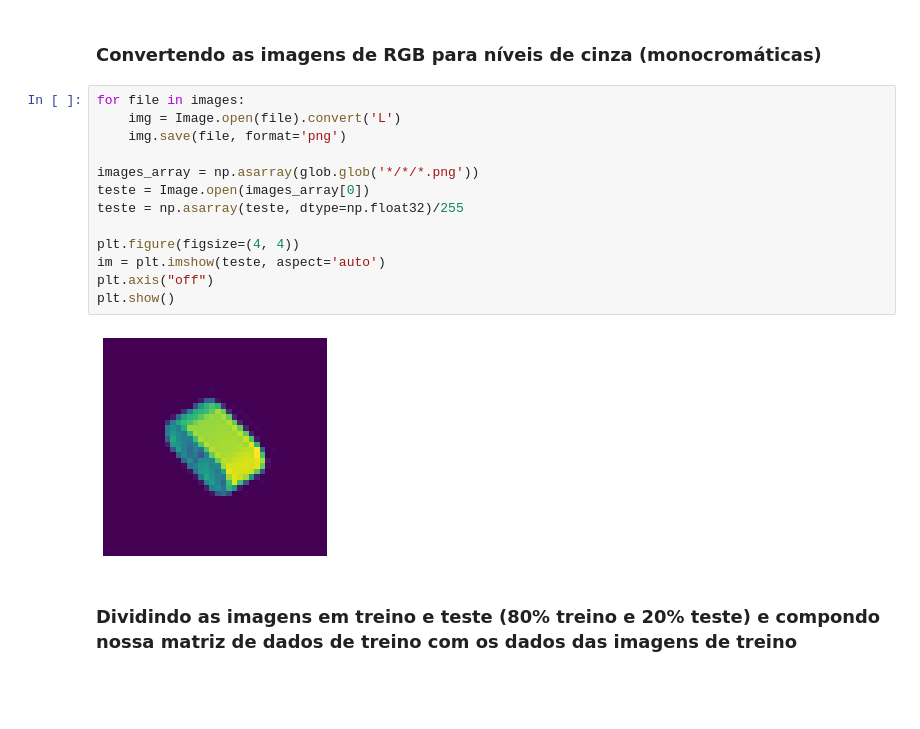
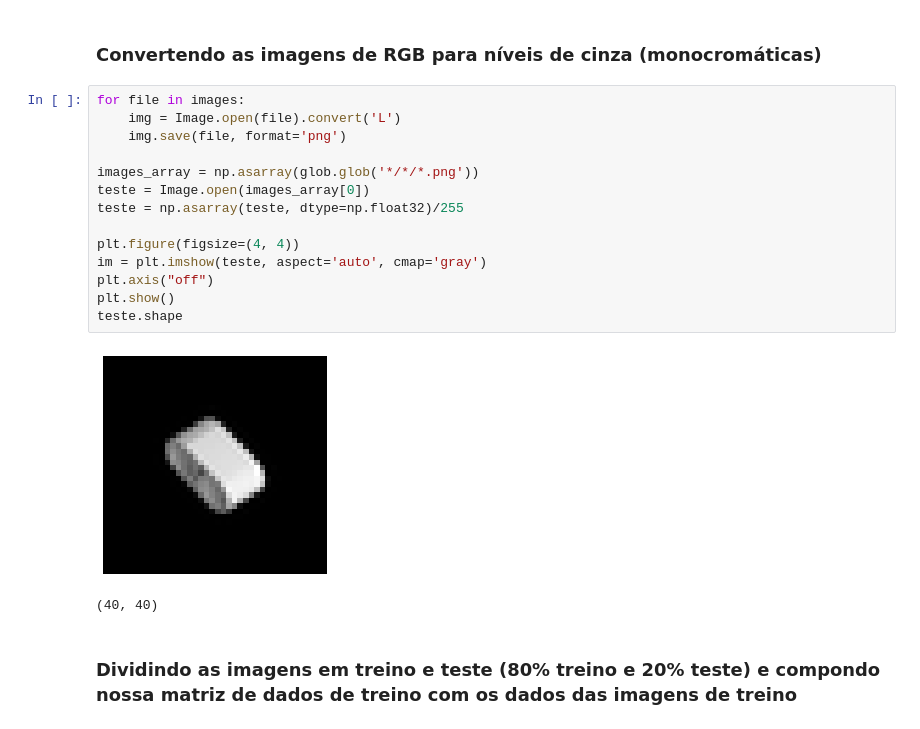
Before and after one commit to lucasivisson/Classification-Orthogonal-Projections, a Jupyter notebook: ClassificacaoProjecao.ipynb, the cells around one changed output. Drawn from its saved outputs; the diff is of its cells as text; blank space fills up the shorter version.

Commit message:
att o parametro cmap na funcao imshow

```diff
--- a/ClassificacaoProjecao.ipynb
+++ b/ClassificacaoProjecao.ipynb
@@ -26,18 +26,20 @@ for file in images:
 # %%
 for file in images:
     img = Image.open(file).convert('L')
     img.save(file, format='png')
 
 images_array = np.asarray(glob.glob('*/*/*.png'))
 teste = Image.open(images_array[0])
 teste = np.asarray(teste, dtype=np.float32)/255
 
 plt.figure(figsize=(4, 4))
-im = plt.imshow(teste, aspect='auto')
+im = plt.imshow(teste, aspect='auto', cmap='gray')
 plt.axis("off")
 plt.show()
+teste.shape
 # %% [output]
-[figure, old version]
+[figure, new version]
+(40, 40)
 # %% [markdown]
 ### Dividindo as imagens em treino e teste (80% treino e 20% teste) e compondo nossa matriz de dados de treino com os dados das imagens de treino
 # %%
```
Also changed, not shown: parts of 1 cell of this notebook.
